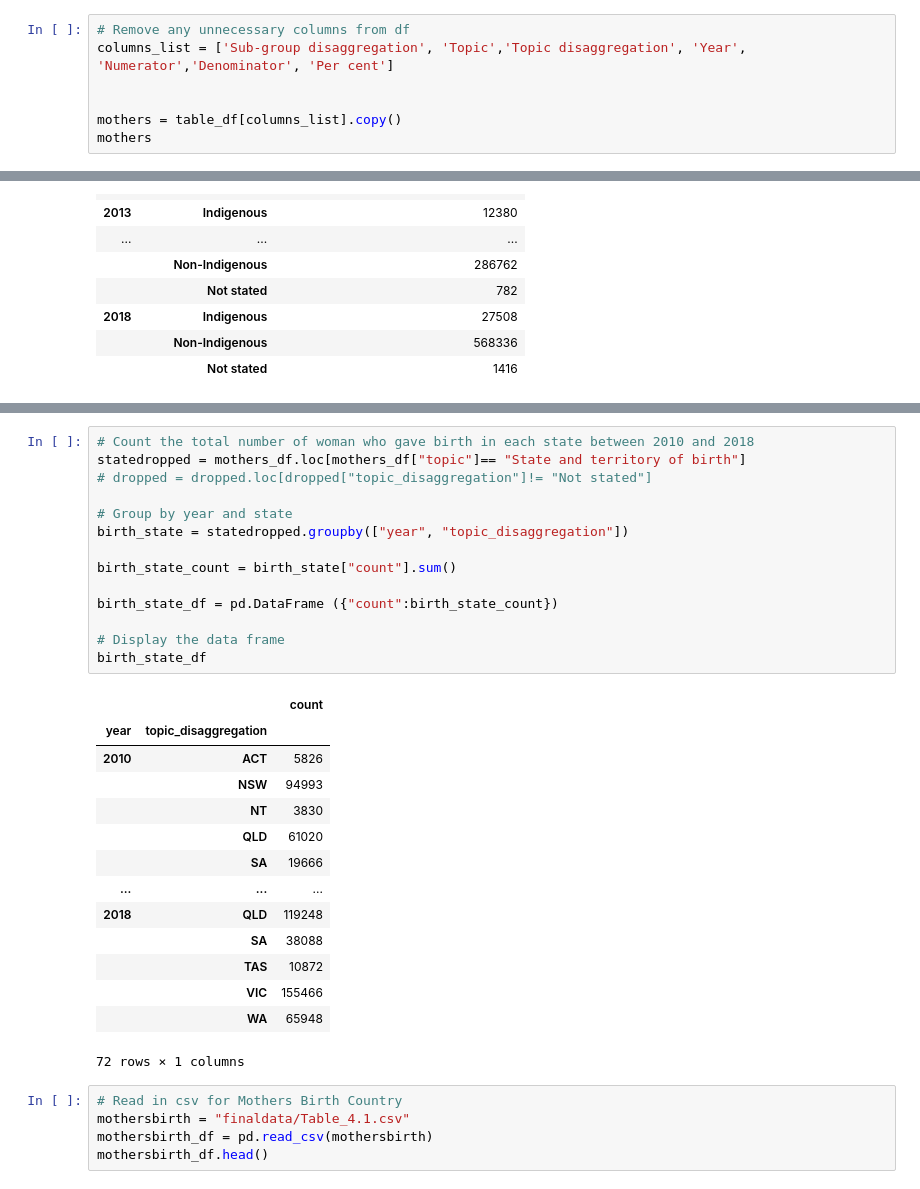
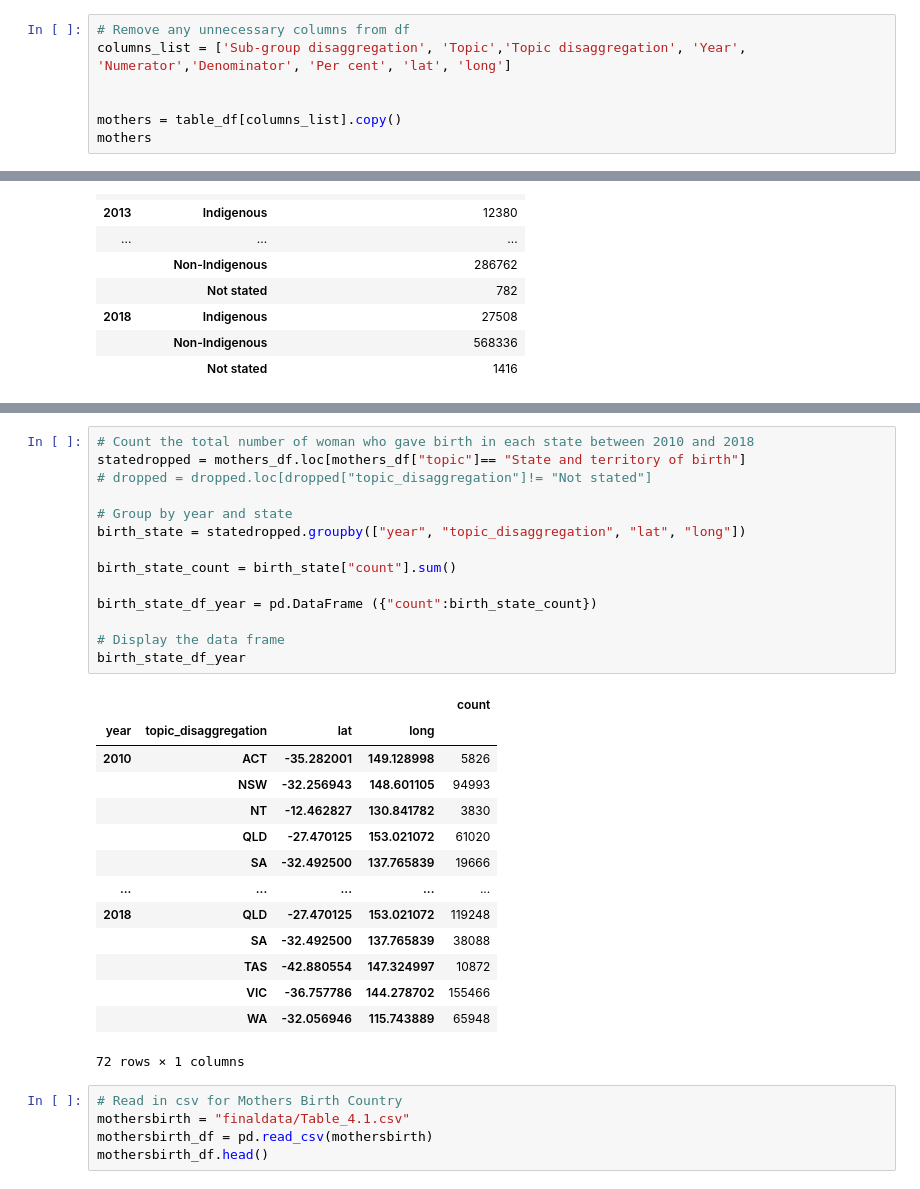
Before and after one commit to KirstieMcCown/finalproject, a Jupyter notebook: data_cleaning/mothers.ipynb, the cells around one changed output, grey strips where cells are left out. Cells and saved outputs as stored; diff of their text form.

```diff
--- a/data_cleaning/mothers.ipynb
+++ b/data_cleaning/mothers.ipynb
@@ -51,6 +53,6 @@ memory usage: 134.1+ KB
 # %%
 # Remove any unnecessary columns from df
-columns_list = ['Sub-group disaggregation', 'Topic','Topic disaggregation', 'Year', 'Numerator','Denominator', 'Per cent']
+columns_list = ['Sub-group disaggregation', 'Topic','Topic disaggregation', 'Year', 'Numerator','Denominator', 'Per cent', 'lat', 'long']
 
 
 mothers = table_df[columns_list].copy()
@@ -374,31 +378,31 @@ birth_state_df
 # %%
 # Count the total number of woman who gave birth in each state between 2010 and 2018
 statedropped = mothers_df.loc[mothers_df["topic"]== "State and territory of birth"]
 # dropped = dropped.loc[dropped["topic_disaggregation"]!= "Not stated"]
 
 # Group by year and state
-birth_state = statedropped.groupby(["year", "topic_disaggregation"])
+birth_state = statedropped.groupby(["year", "topic_disaggregation", "lat", "long"])
 
 birth_state_count = birth_state["count"].sum()
 
-birth_state_df = pd.DataFrame ({"count":birth_state_count})
+birth_state_df_year = pd.DataFrame ({"count":birth_state_count})
 
 # Display the data frame
-birth_state_df
+birth_state_df_year
 # %% [output]
-|  |  | count |
-| year | topic_disaggregation |  |
-| 2010 | ACT | 5826 |
-|  | NSW | 94993 |
-|  | NT | 3830 |
-|  | QLD | 61020 |
-|  | SA | 19666 |
-| ... | ... | ... |
-| 2018 | QLD | 119248 |
-|  | SA | 38088 |
-|  | TAS | 10872 |
-|  | VIC | 155466 |
-|  | WA | 65948 |
+|  |  |  |  | count |
+| year | topic_disaggregation | lat | long |  |
+| 2010 | ACT | -35.282001 | 149.128998 | 5826 |
+|  | NSW | -32.256943 | 148.601105 | 94993 |
+|  | NT | -12.462827 | 130.841782 | 3830 |
+|  | QLD | -27.470125 | 153.021072 | 61020 |
+|  | SA | -32.492500 | 137.765839 | 19666 |
+| ... | ... | ... | ... | ... |
+| 2018 | QLD | -27.470125 | 153.021072 | 119248 |
+|  | SA | -32.492500 | 137.765839 | 38088 |
+|  | TAS | -42.880554 | 147.324997 | 10872 |
+|  | VIC | -36.757786 | 144.278702 | 155466 |
+|  | WA | -32.056946 | 115.743889 | 65948 |
 72 rows × 1 columns
 # %%
 # Read in csv for Mothers Birth Country
```
Also changed, not shown: parts of 7 cells of this notebook, 10 other files.
